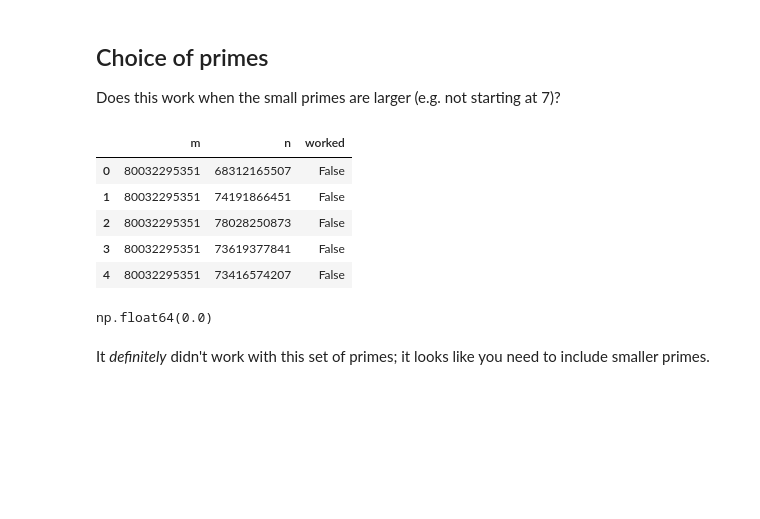
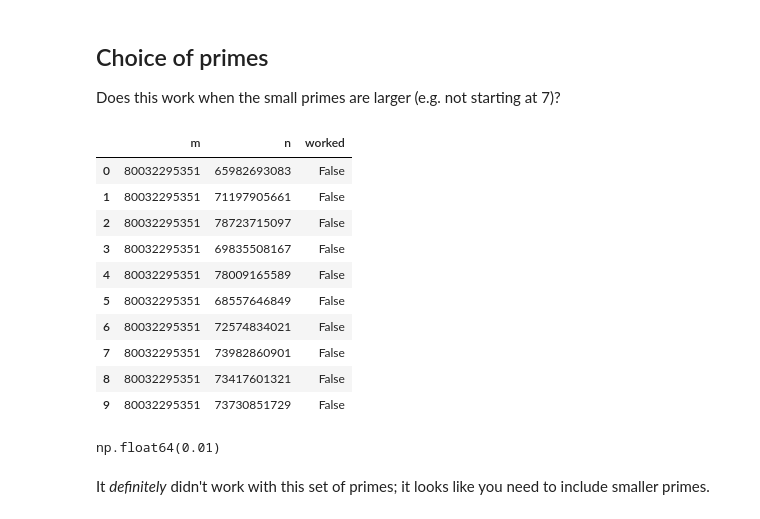
Before and after one commit to joshtburdick/misc, a Jupyter notebook: plog/Factoring3.ipynb, the cells around one changed output. Saved outputs shown, nothing was run; the diff lists cells and outputs as text; code cells hidden in the pictures; blank space fills up the shorter version.

```diff
--- a/plog/Factoring3.ipynb
+++ b/plog/Factoring3.ipynb
@@ -448,16 +448,8 @@ At a glance, it looks like this works more often when $m$ is larger...
 
 What if we try factoring $n$ which is near $m$?
 # %%
-def prime_in_interval(lo, hi):
-  """Gets a prime in the interval [lo, hi)."""
-  while True:
-    x = sympy.randprime(lo, hi)
-    if x >= lo and x < hi:
-      return x
-  return None
-
 def prime_near(m, fraction_less=0.1):
-    return prime_in_interval(int((1-fraction_less)*m), m)
+    return sympy.randprime(int((1-fraction_less)*m), m)
 
 prime_near(1e8)
 # %% [output]
@@ -522,18 +519,23 @@ Does this work when the small primes are larger (e.g. not starting at 7)?
 # %%
 primes = all_primes[start_index_small_primes+30 : start_index_small_primes + 35]
 results = check_factoring(primes, num_to_check=100)
 results = pd.DataFrame(results)
-results.head()
+results.head(10)
 # %% [output]
 |  | m | n | worked |
-| 0 | 80032295351 | 68312165507 | False |
-| 1 | 80032295351 | 74191866451 | False |
-| 2 | 80032295351 | 78028250873 | False |
-| 3 | 80032295351 | 73619377841 | False |
-| 4 | 80032295351 | 73416574207 | False |
+| 0 | 80032295351 | 65982693083 | False |
+| 1 | 80032295351 | 71197905661 | False |
+| 2 | 80032295351 | 78723715097 | False |
+| 3 | 80032295351 | 69835508167 | False |
+| 4 | 80032295351 | 78009165589 | False |
+| 5 | 80032295351 | 68557646849 | False |
+| 6 | 80032295351 | 72574834021 | False |
+| 7 | 80032295351 | 73982860901 | False |
+| 8 | 80032295351 | 73417601321 | False |
+| 9 | 80032295351 | 73730851729 | False |
 # %%
 results.worked.mean()
 # %% [output]
-np.float64(0.0)
+np.float64(0.01)
 # %% [markdown]
 It *definitely* didn't work with this set of primes; it looks like you need to include smaller primes.
```
Also changed, not shown: parts of 3 cells of this notebook.
